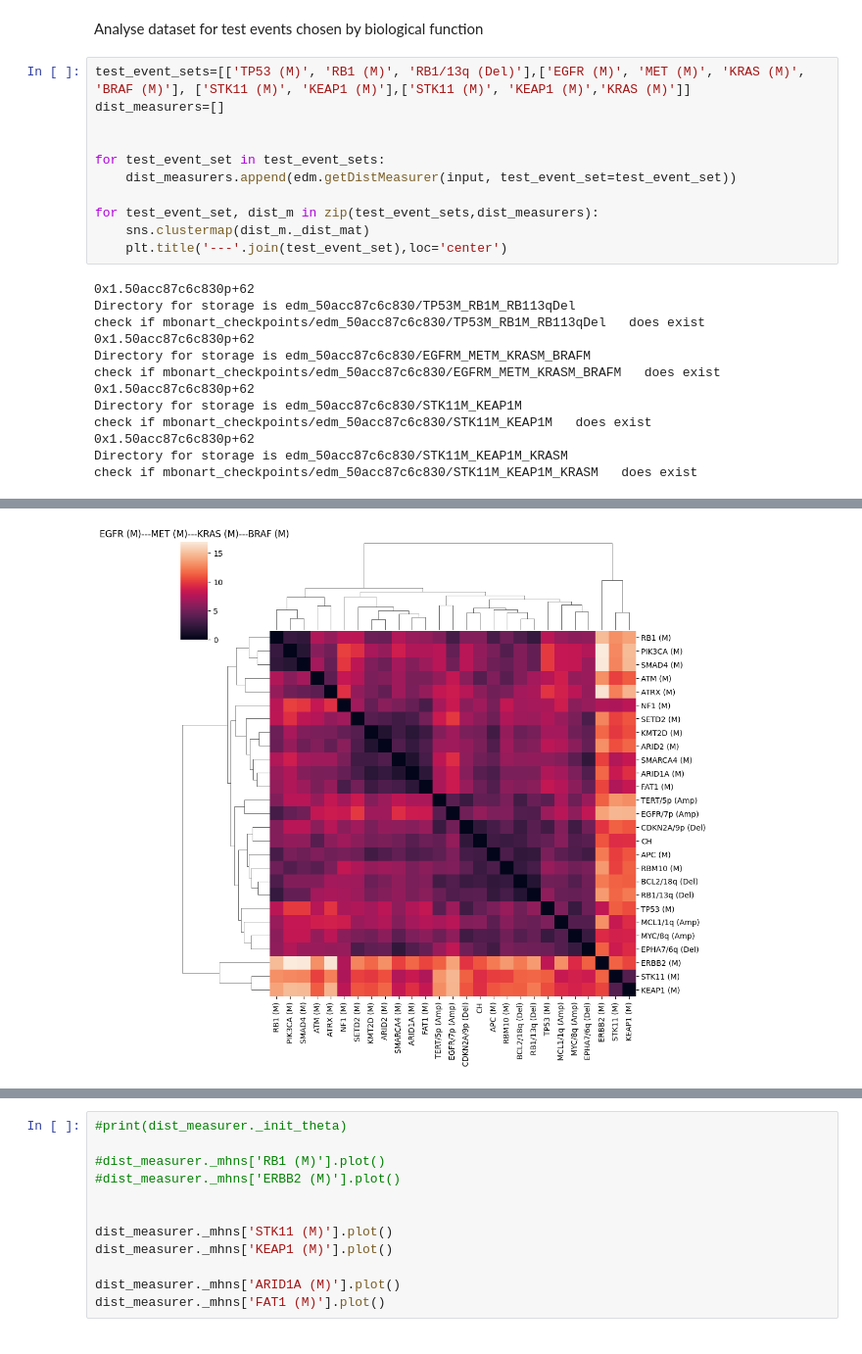
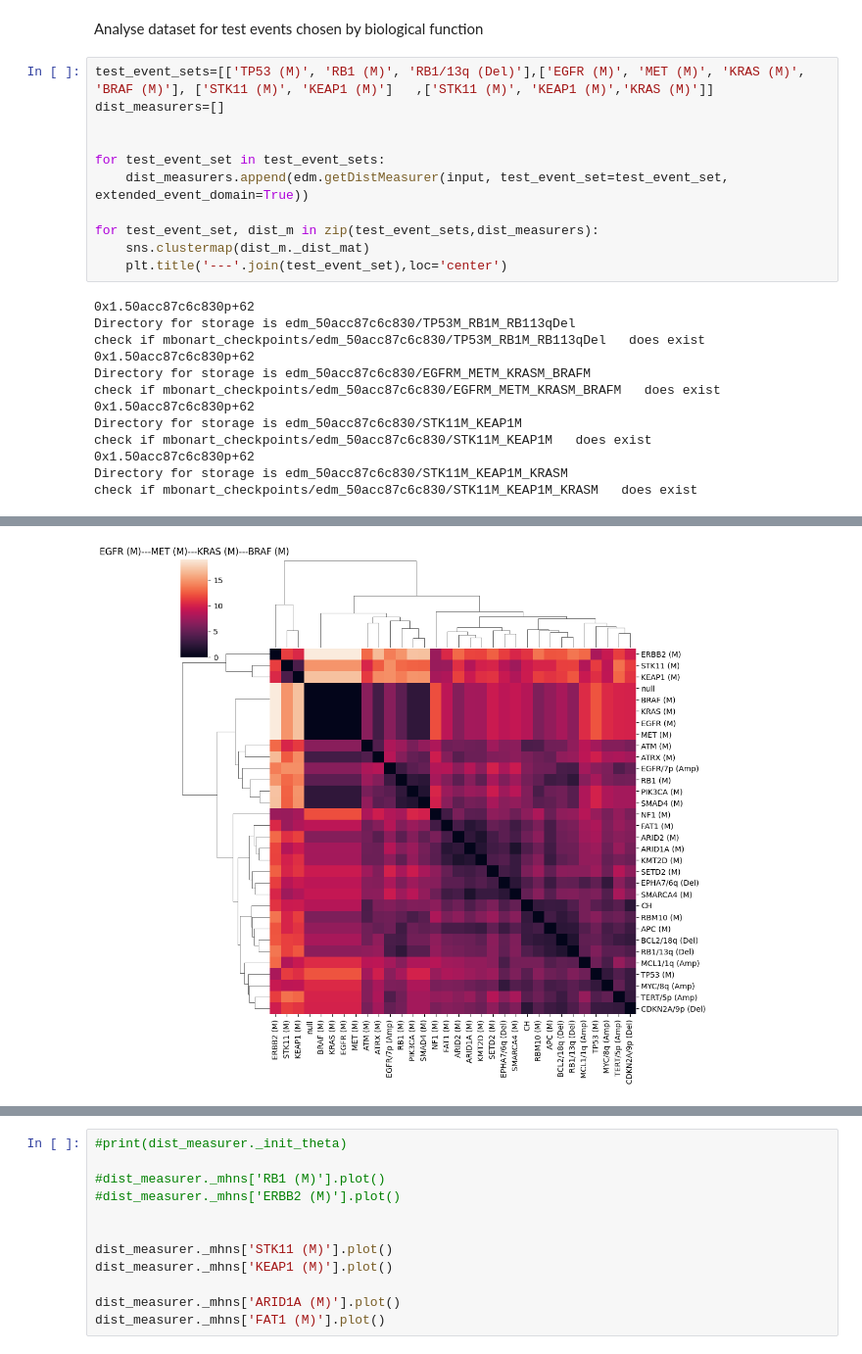
Before and after one commit to MichaelBonart/BachelorThesis, a Jupyter notebook: src/genie16_analysis.ipynb, the cells around one changed output, grey strips where cells are left out. Shown at 98% size. Drawn from its saved outputs; the diff is of its cells as text.

```diff
--- a/src/genie16_analysis.ipynb
+++ b/src/genie16_analysis.ipynb
@@ -69,12 +70,12 @@ check if mbonart_checkpoints/edm_50acc87c6c830/TP53M_MCL11qAmp_TERT5pAmp_KRASM
 # %% [markdown]
 Analyse dataset for test events chosen by biological function
 # %%
-test_event_sets=[['TP53 (M)', 'RB1 (M)', 'RB1/13q (Del)'],['EGFR (M)', 'MET (M)', 'KRAS (M)', 'BRAF (M)'], ['STK11 (M)', 'KEAP1 (M)'],['STK11 (M)', 'KEAP1 (M)','KRAS (M)']]
+test_event_sets=[['TP53 (M)', 'RB1 (M)', 'RB1/13q (Del)'],['EGFR (M)', 'MET (M)', 'KRAS (M)', 'BRAF (M)'], ['STK11 (M)', 'KEAP1 (M)']   ,['STK11 (M)', 'KEAP1 (M)','KRAS (M)']]
 dist_measurers=[]
 
 
 for test_event_set in test_event_sets:
-    dist_measurers.append(edm.getDistMeasurer(input, test_event_set=test_event_set))
+    dist_measurers.append(edm.getDistMeasurer(input, test_event_set=test_event_set, extended_event_domain=True))
 
 for test_event_set, dist_m in zip(test_event_sets,dist_measurers):
     sns.clustermap(dist_m._dist_mat)
@@ -96 +97 @@ check if mbonart_checkpoints/edm_50acc87c6c830/STK11M_KEAP1M_KRASM   does exist
-[figure, old version]
+[figure, new version]
```
Also changed, not shown: parts of 7 cells of this notebook, 7 other files.
